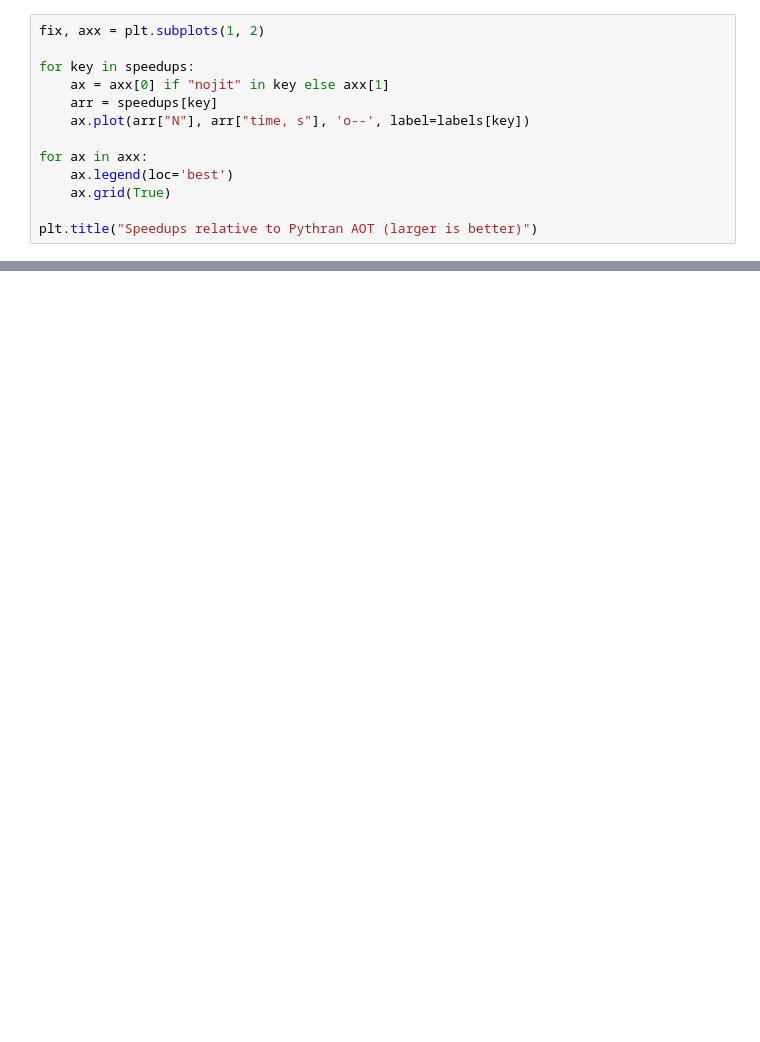
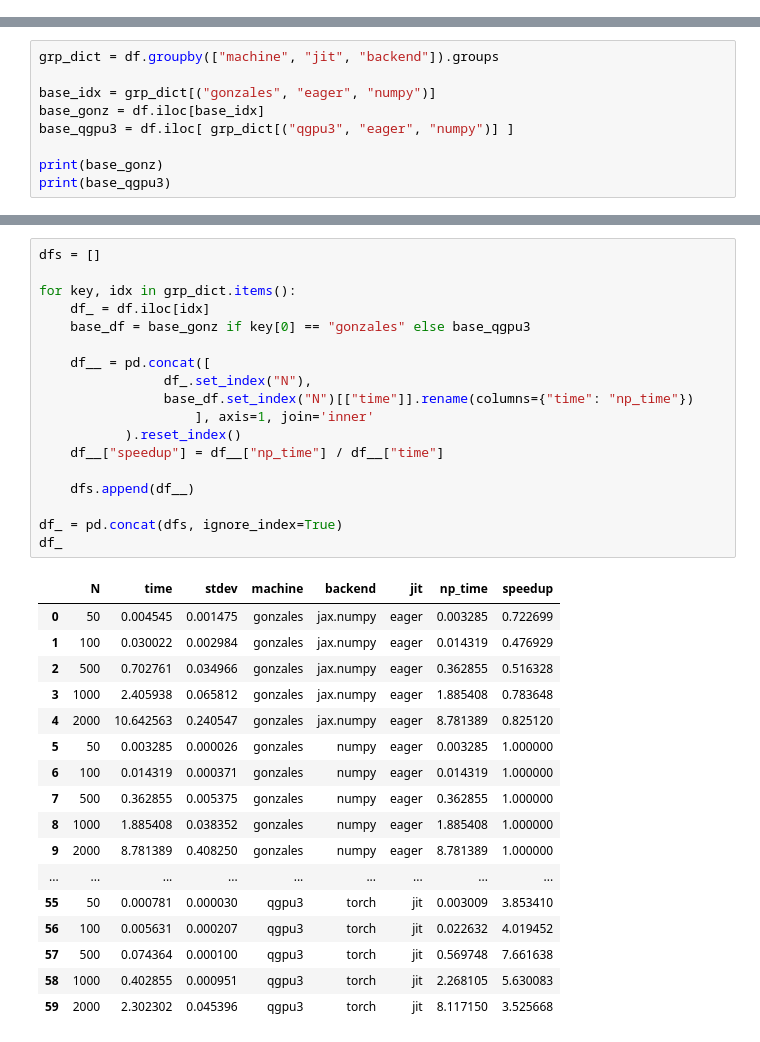
Before and after one commit to ev-br/rbfinterp_xp_timings, a Jupyter notebook: timings_cpu.ipynb, the cells around one changed output, grey strips where cells are left out. Saved outputs shown, nothing was run; the diff lists cells and outputs as text; blank space fills up the shorter version.

```diff
--- a/timings_cpu.ipynb
+++ b/timings_cpu.ipynb
@@ -105,13 +22,0 @@ speedups
-# %%
-fix, axx = plt.subplots(1, 2)
-
-for key in speedups:
-    ax = axx[0] if "nojit" in key else axx[1]
-    arr = speedups[key]
-    ax.plot(arr["N"], arr["time, s"], 'o--', label=labels[key])
-
-for ax in axx:
-    ax.legend(loc='best')
-    ax.grid(True)
-
-plt.title("Speedups relative to Pythran AOT (larger is better)")
@@ -120,0 +107,9 @@ Text(0.5, 1.0, 'Speedups relative to Pythran AOT (larger is better)')
+# %%
+grp_dict = df.groupby(["machine", "jit", "backend"]).groups
+
+base_idx = grp_dict[("gonzales", "eager", "numpy")]
+base_gonz = df.iloc[base_idx]
+base_qgpu3 = df.iloc[ grp_dict[("qgpu3", "eager", "numpy")] ]
+
+print(base_gonz)
+print(base_qgpu3)
@@ -120,0 +129,36 @@ Text(0.5, 1.0, 'Speedups relative to Pythran AOT (larger is better)')
+# %%
+dfs = []
+
+for key, idx in grp_dict.items():
+    df_ = df.iloc[idx]
+    base_df = base_gonz if key[0] == "gonzales" else base_qgpu3
+
+    df__ = pd.concat([
+                df_.set_index("N"),
+                base_df.set_index("N")[["time"]].rename(columns={"time": "np_time"})
+                    ], axis=1, join='inner'
+           ).reset_index()
+    df__["speedup"] = df__["np_time"] / df__["time"]
+
+    dfs.append(df__)
+
+df_ = pd.concat(dfs, ignore_index=True)
+df_
+# %% [output]
+|  | N | time | stdev | machine | backend | jit | np_time | speedup |
+| 0 | 50 | 0.004545 | 0.001475 | gonzales | jax.numpy | eager | 0.003285 | 0.722699 |
+| 1 | 100 | 0.030022 | 0.002984 | gonzales | jax.numpy | eager | 0.014319 | 0.476929 |
+| 2 | 500 | 0.702761 | 0.034966 | gonzales | jax.numpy | eager | 0.362855 | 0.516328 |
+| 3 | 1000 | 2.405938 | 0.065812 | gonzales | jax.numpy | eager | 1.885408 | 0.783648 |
+| 4 | 2000 | 10.642563 | 0.240547 | gonzales | jax.numpy | eager | 8.781389 | 0.825120 |
+| 5 | 50 | 0.003285 | 0.000026 | gonzales | numpy | eager | 0.003285 | 1.000000 |
+| 6 | 100 | 0.014319 | 0.000371 | gonzales | numpy | eager | 0.014319 | 1.000000 |
+| 7 | 500 | 0.362855 | 0.005375 | gonzales | numpy | eager | 0.362855 | 1.000000 |
+| 8 | 1000 | 1.885408 | 0.038352 | gonzales | numpy | eager | 1.885408 | 1.000000 |
+| 9 | 2000 | 8.781389 | 0.408250 | gonzales | numpy | eager | 8.781389 | 1.000000 |
+| ... | ... | ... | ... | ... | ... | ... | ... | ... |
+| 55 | 50 | 0.000781 | 0.000030 | qgpu3 | torch | jit | 0.003009 | 3.853410 |
+| 56 | 100 | 0.005631 | 0.000207 | qgpu3 | torch | jit | 0.022632 | 4.019452 |
+| 57 | 500 | 0.074364 | 0.000100 | qgpu3 | torch | jit | 0.569748 | 7.661638 |
+| 58 | 1000 | 0.402855 | 0.000951 | qgpu3 | torch | jit | 2.268105 | 5.630083 |
+| 59 | 2000 | 2.302302 | 0.045396 | qgpu3 | torch | jit | 8.117150 | 3.525668 |
```
Also changed, not shown: parts of 20 cells of this notebook.
